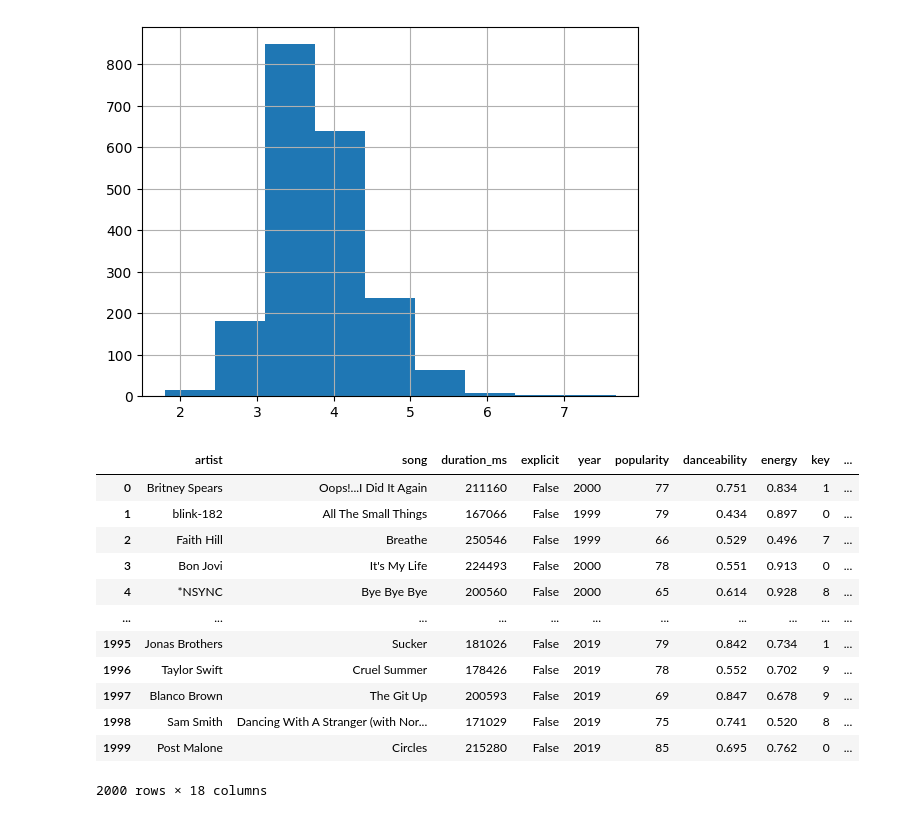
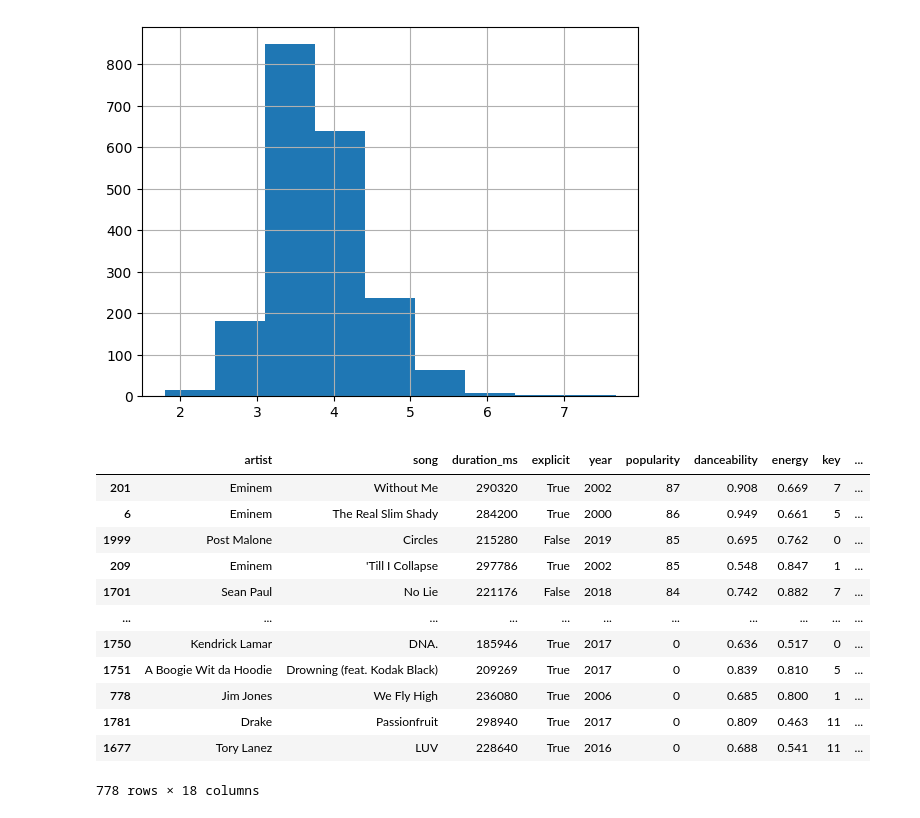
Before and after one commit to botanist420/kaggle-data-project, a Jupyter notebook: python_script/test.ipynb, the cells around one changed output. Drawn from its saved outputs; the diff is of its cells as text; code cells hidden in the pictures.

```diff
--- a/python_script/test.ipynb
+++ b/python_script/test.ipynb
@@ -46,19 +46,25 @@ df_song.duration_ms.describe()
 # %% [output]
 <AxesSubplot:>
 [figure]
-# %%
-df_song
-# %% [output]
-|  | artist | song | duration_ms | explicit | year | popularity | danceability | energy | key | ... |
-| 0 | Britney Spears | Oops!...I Did It Again | 211160 | False | 2000 | 77 | 0.751 | 0.834 | 1 | ... |
-| 1 | blink-182 | All The Small Things | 167066 | False | 1999 | 79 | 0.434 | 0.897 | 0 | ... |
-| 2 | Faith Hill | Breathe | 250546 | False | 1999 | 66 | 0.529 | 0.496 | 7 | ... |
-| 3 | Bon Jovi | It's My Life | 224493 | False | 2000 | 78 | 0.551 | 0.913 | 0 | ... |
-| 4 | *NSYNC | Bye Bye Bye | 200560 | False | 2000 | 65 | 0.614 | 0.928 | 8 | ... |
-| ... | ... | ... | ... | ... | ... | ... | ... | ... | ... | ... |
-| 1995 | Jonas Brothers | Sucker | 181026 | False | 2019 | 79 | 0.842 | 0.734 | 1 | ... |
-| 1996 | Taylor Swift | Cruel Summer | 178426 | False | 2019 | 78 | 0.552 | 0.702 | 9 | ... |
-| 1997 | Blanco Brown | The Git Up | 200593 | False | 2019 | 69 | 0.847 | 0.678 | 9 | ... |
-| 1998 | Sam Smith | Dancing With A Stranger (with Nor... | 171029 | False | 2019 | 75 | 0.741 | 0.520 | 8 | ... |
-| 1999 | Post Malone | Circles | 215280 | False | 2019 | 85 | 0.695 | 0.762 | 0 | ... |
-2000 rows × 18 columns
+# %%
+# df_song
+
+condition = df_song.year == 2019
+
+condition_genre_hip_hop = df_song.genre.str.contains('hip hop')
+
+df_song[condition_genre_hip_hop].sort_values(by='popularity', ascending=False)
+# %% [output]
+|  | artist | song | duration_ms | explicit | year | popularity | danceability | energy | key | ... |
+| 201 | Eminem | Without Me | 290320 | True | 2002 | 87 | 0.908 | 0.669 | 7 | ... |
+| 6 | Eminem | The Real Slim Shady | 284200 | True | 2000 | 86 | 0.949 | 0.661 | 5 | ... |
+| 1999 | Post Malone | Circles | 215280 | False | 2019 | 85 | 0.695 | 0.762 | 0 | ... |
+| 209 | Eminem | 'Till I Collapse | 297786 | True | 2002 | 85 | 0.548 | 0.847 | 1 | ... |
+| 1701 | Sean Paul | No Lie | 221176 | False | 2018 | 84 | 0.742 | 0.882 | 7 | ... |
+| ... | ... | ... | ... | ... | ... | ... | ... | ... | ... | ... |
+| 1750 | Kendrick Lamar | DNA. | 185946 | True | 2017 | 0 | 0.636 | 0.517 | 0 | ... |
+| 1751 | A Boogie Wit da Hoodie | Drowning (feat. Kodak Black) | 209269 | True | 2017 | 0 | 0.839 | 0.810 | 5 | ... |
+| 778 | Jim Jones | We Fly High | 236080 | True | 2006 | 0 | 0.685 | 0.800 | 1 | ... |
+| 1781 | Drake | Passionfruit | 298940 | True | 2017 | 0 | 0.809 | 0.463 | 11 | ... |
+| 1677 | Tory Lanez | LUV | 228640 | True | 2016 | 0 | 0.688 | 0.541 | 11 | ... |
+778 rows × 18 columns
```
Also changed, not shown: parts of 1 cell of this notebook.
